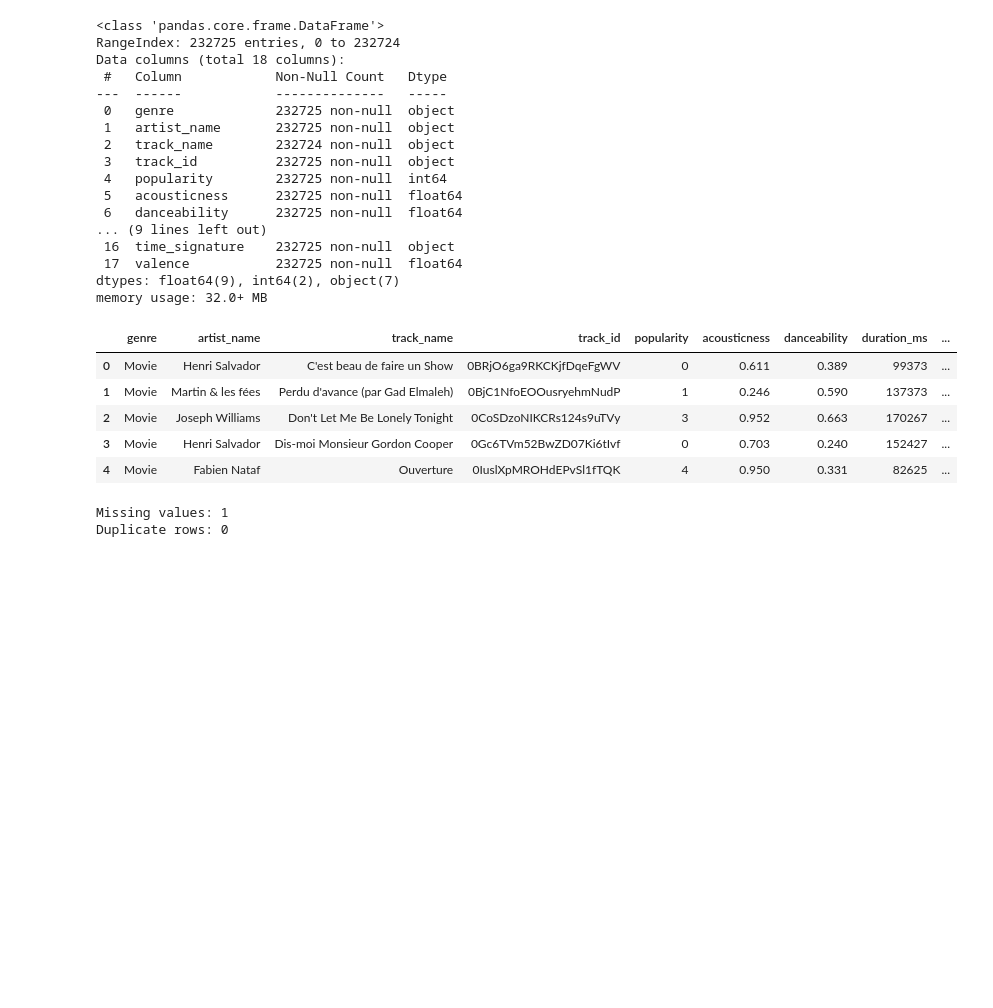
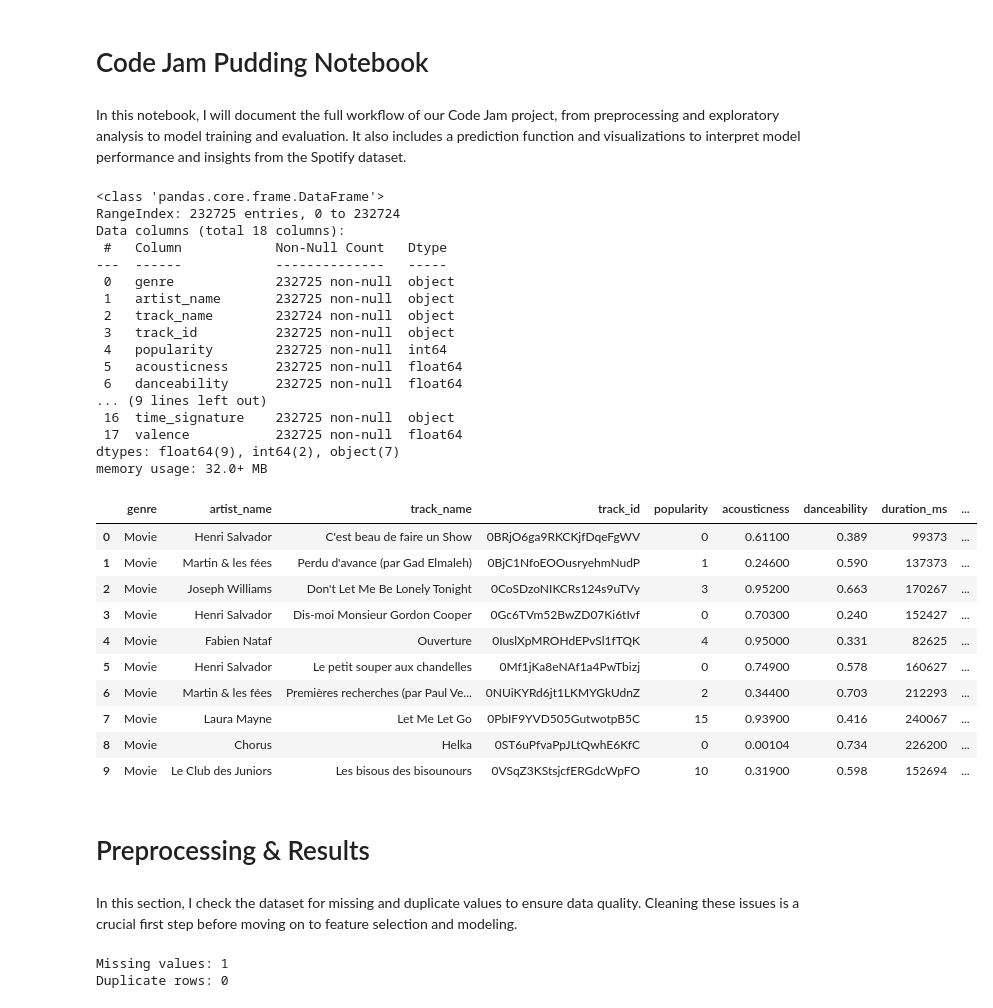
Before and after one commit to kenklabnik/august_2025_code_jam, a Jupyter notebook: spotify_analysis.ipynb, the cells around one changed output. Saved outputs shown, nothing was run; the diff lists cells and outputs as text; code cells hidden in the pictures; blank space fills up the shorter version.

Commit message:
Update Spotify project: retrained model, updated notebook and scaler

```diff
--- a/spotify_analysis.ipynb
+++ b/spotify_analysis.ipynb
@@ -4,0 +1,4 @@ import seaborn as sns
+# %% [markdown]
+# Code Jam Pudding Notebook
+# %% [markdown]
+ In this notebook, I will document the full workflow of our Code Jam project, from preprocessing and exploratory analysis to model training and evaluation. It also includes a prediction function and visualizations to interpret model performance and insights from the Spotify dataset.
@@ -5,32 +16,41 @@ import seaborn as sns
 # %%
 df = pd.read_csv("SpotifyFeatures.csv", low_memory=False)
-
-df.info()
-df.head()
-# %% [output]
-<class 'pandas.core.frame.DataFrame'>
-RangeIndex: 232725 entries, 0 to 232724
-Data columns (total 18 columns):
- #   Column            Non-Null Count   Dtype
----  ------            --------------   -----
- 0   genre             232725 non-null  object
- 1   artist_name       232725 non-null  object
- 2   track_name        232724 non-null  object
- 3   track_id          232725 non-null  object
- 4   popularity        232725 non-null  int64
- 5   acousticness      232725 non-null  float64
- 6   danceability      232725 non-null  float64
-... (9 lines left out)
- 16  time_signature    232725 non-null  object
- 17  valence           232725 non-null  float64
-dtypes: float64(9), int64(2), object(7)
-memory usage: 32.0+ MB
-|  | genre | artist_name | track_name | track_id | popularity | acousticness | danceability | duration_ms | ... |
-| 0 | Movie | Henri Salvador | C'est beau de faire un Show | 0BRjO6ga9RKCKjfDqeFgWV | 0 | 0.611 | 0.389 | 99373 | ... |
-| 1 | Movie | Martin & les fées | Perdu d'avance (par Gad Elmaleh) | 0BjC1NfoEOOusryehmNudP | 1 | 0.246 | 0.590 | 137373 | ... |
-| 2 | Movie | Joseph Williams | Don't Let Me Be Lonely Tonight | 0CoSDzoNIKCRs124s9uTVy | 3 | 0.952 | 0.663 | 170267 | ... |
-| 3 | Movie | Henri Salvador | Dis-moi Monsieur Gordon Cooper | 0Gc6TVm52BwZD07Ki6tIvf | 0 | 0.703 | 0.240 | 152427 | ... |
-| 4 | Movie | Fabien Nataf | Ouverture | 0IuslXpMROHdEPvSl1fTQK | 4 | 0.950 | 0.331 | 82625 | ... |
+# %%
+df.info()
+df.head(10)
+# %% [output]
+<class 'pandas.core.frame.DataFrame'>
+RangeIndex: 232725 entries, 0 to 232724
+Data columns (total 18 columns):
+ #   Column            Non-Null Count   Dtype
+---  ------            --------------   -----
+ 0   genre             232725 non-null  object
+ 1   artist_name       232725 non-null  object
+ 2   track_name        232724 non-null  object
+ 3   track_id          232725 non-null  object
+ 4   popularity        232725 non-null  int64
+ 5   acousticness      232725 non-null  float64
+ 6   danceability      232725 non-null  float64
+... (9 lines left out)
+ 16  time_signature    232725 non-null  object
+ 17  valence           232725 non-null  float64
+dtypes: float64(9), int64(2), object(7)
+memory usage: 32.0+ MB
+|  | genre | artist_name | track_name | track_id | popularity | acousticness | danceability | duration_ms | ... |
+| 0 | Movie | Henri Salvador | C'est beau de faire un Show | 0BRjO6ga9RKCKjfDqeFgWV | 0 | 0.61100 | 0.389 | 99373 | ... |
+| 1 | Movie | Martin & les fées | Perdu d'avance (par Gad Elmaleh) | 0BjC1NfoEOOusryehmNudP | 1 | 0.24600 | 0.590 | 137373 | ... |
+| 2 | Movie | Joseph Williams | Don't Let Me Be Lonely Tonight | 0CoSDzoNIKCRs124s9uTVy | 3 | 0.95200 | 0.663 | 170267 | ... |
+| 3 | Movie | Henri Salvador | Dis-moi Monsieur Gordon Cooper | 0Gc6TVm52BwZD07Ki6tIvf | 0 | 0.70300 | 0.240 | 152427 | ... |
+| 4 | Movie | Fabien Nataf | Ouverture | 0IuslXpMROHdEPvSl1fTQK | 4 | 0.95000 | 0.331 | 82625 | ... |
+| 5 | Movie | Henri Salvador | Le petit souper aux chandelles | 0Mf1jKa8eNAf1a4PwTbizj | 0 | 0.74900 | 0.578 | 160627 | ... |
+| 6 | Movie | Martin & les fées | Premières recherches (par Paul Ve... | 0NUiKYRd6jt1LKMYGkUdnZ | 2 | 0.34400 | 0.703 | 212293 | ... |
+| 7 | Movie | Laura Mayne | Let Me Let Go | 0PbIF9YVD505GutwotpB5C | 15 | 0.93900 | 0.416 | 240067 | ... |
+| 8 | Movie | Chorus | Helka | 0ST6uPfvaPpJLtQwhE6KfC | 0 | 0.00104 | 0.734 | 226200 | ... |
+| 9 | Movie | Le Club des Juniors | Les bisous des bisounours | 0VSqZ3KStsjcfERGdcWpFO | 10 | 0.31900 | 0.598 | 152694 | ... |
+# %% [markdown]
+# Preprocessing & Results
+# %% [markdown]
+In this section, I check the dataset for missing and duplicate values to ensure data quality. Cleaning these issues is a crucial first step before moving on to feature selection and modeling.
 # %%
 print("Missing values:", df.isnull().sum().sum())
 print("Duplicate rows:", df.duplicated().sum())
```
Also changed, not shown: parts of 19 cells of this notebook, 3 other files.
